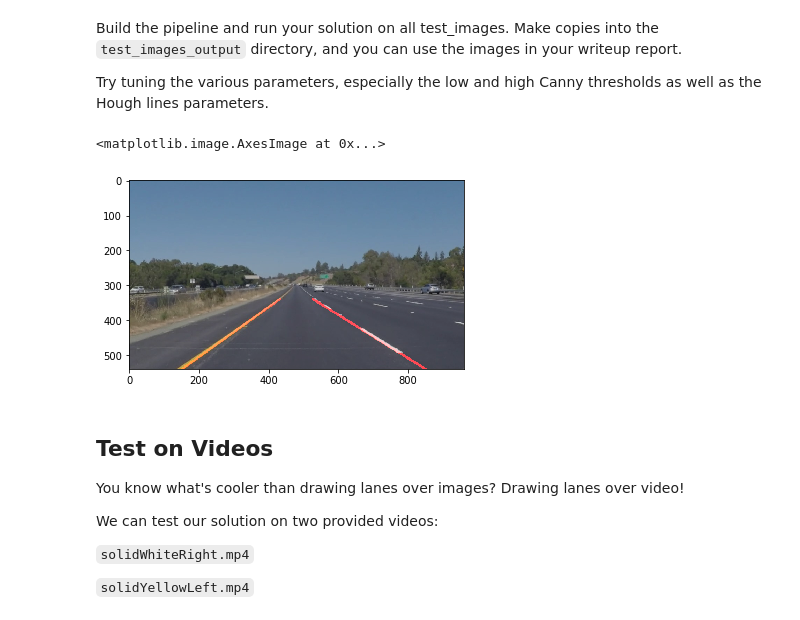
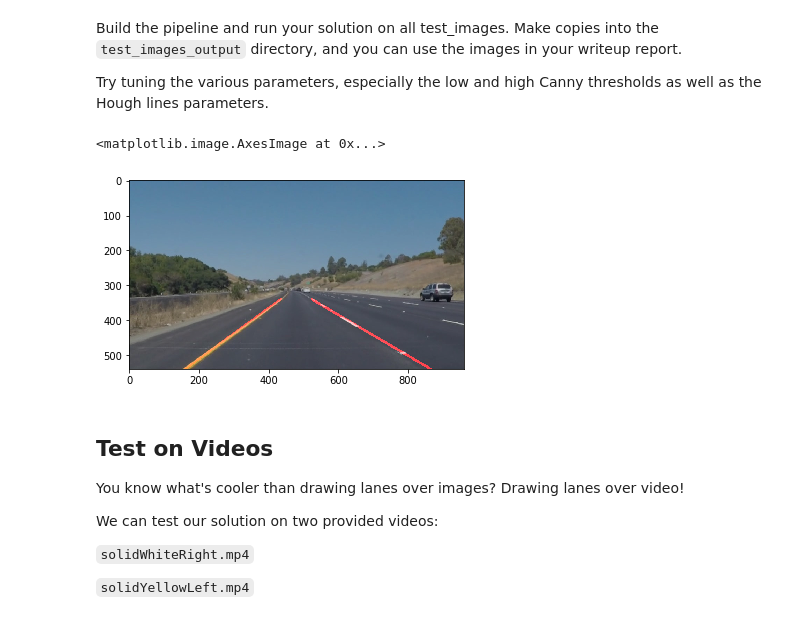
Before and after one commit to rohan-hangekar/Project-01-Lane-Lines, a Jupyter notebook: P1.ipynb, the cells around one changed output. Saved outputs shown, nothing was run; the diff lists cells and outputs as text; code cells hidden in the pictures.

Commit message:
Project Submitted
Further changes to tuning to enhance stability od lane lines. Updates to report

```diff
--- a/P1.ipynb
+++ b/P1.ipynb
@@ -231,25 +270,41 @@ Try tuning the various parameters, especially the low and high Canny thresholds
 # %%
 # TODO: Build your pipeline that will draw lane lines on the test_images
 # then save them to the test_images_output directory.
-image = mpimg.imread('test_images/solidYellowLeft.jpg')
+image = mpimg.imread('test_images/solidYellowCurve.jpg')
+"""
 gray = grayscale(image) #grayscale conversion
 #blur_gray = gaussian_blur(gray, 3)
 edges = canny(gray,200,250)
 rho = 1
 theta = np.pi/180
 threshold = 15
 min_line_len = 5
 max_line_gap = 1
 imshape = image.shape
 vertices = np.array([[(0.45*imshape[1],(imshape[0]*0.63)),(0.1*imshape[1], imshape[0]), (0.9*imshape[1], imshape[0]), (0.55*imshape[1],imshape[0]*0.63)]], dtype=np.int32)
 masked_edges = region_of_interest(edges, vertices)
 lines = hough_lines(masked_edges, rho, theta, threshold, min_line_len, max_line_gap)
 output = weighted_img(lines, image, 0.8, 1., 0.)
+"""
+gray = grayscale(image) #grayscale conversion
+blur_gray = gaussian_blur(gray, 5)
+edges = canny(blur_gray,100,300)
+rho = 1
+theta = np.pi/180
+threshold = 35
+min_line_len = 5
+max_line_gap = 1
+imshape = image.shape
+vertices = np.array([[(0.45*imshape[1],(imshape[0]*0.60)),(0, imshape[0]), (imshape[1], imshape[0]), (0.55*imshape[1],imshape[0]*0.60)]], dtype=np.int32)
+masked_edges = region_of_interest(edges, vertices)
+##raw_lines = hough_raw_lines(masked_edges, rho, theta, threshold, min_line_len, max_line_gap)
+lines = hough_lines(masked_edges, rho, theta, threshold, min_line_len, max_line_gap)
+result = weighted_img(lines, image, 0.8, 1., 0.)
 
-plt.imshow(output, cmap='gray')
+plt.imshow(result, cmap='gray')
 # %% [output]
 <matplotlib.image.AxesImage at 0x...>
-[figure, old version]
+[figure, new version]
 # %% [markdown]
 ## Test on Videos
 
```
Also changed, not shown: parts of 5 cells of this notebook, 4 other files.
